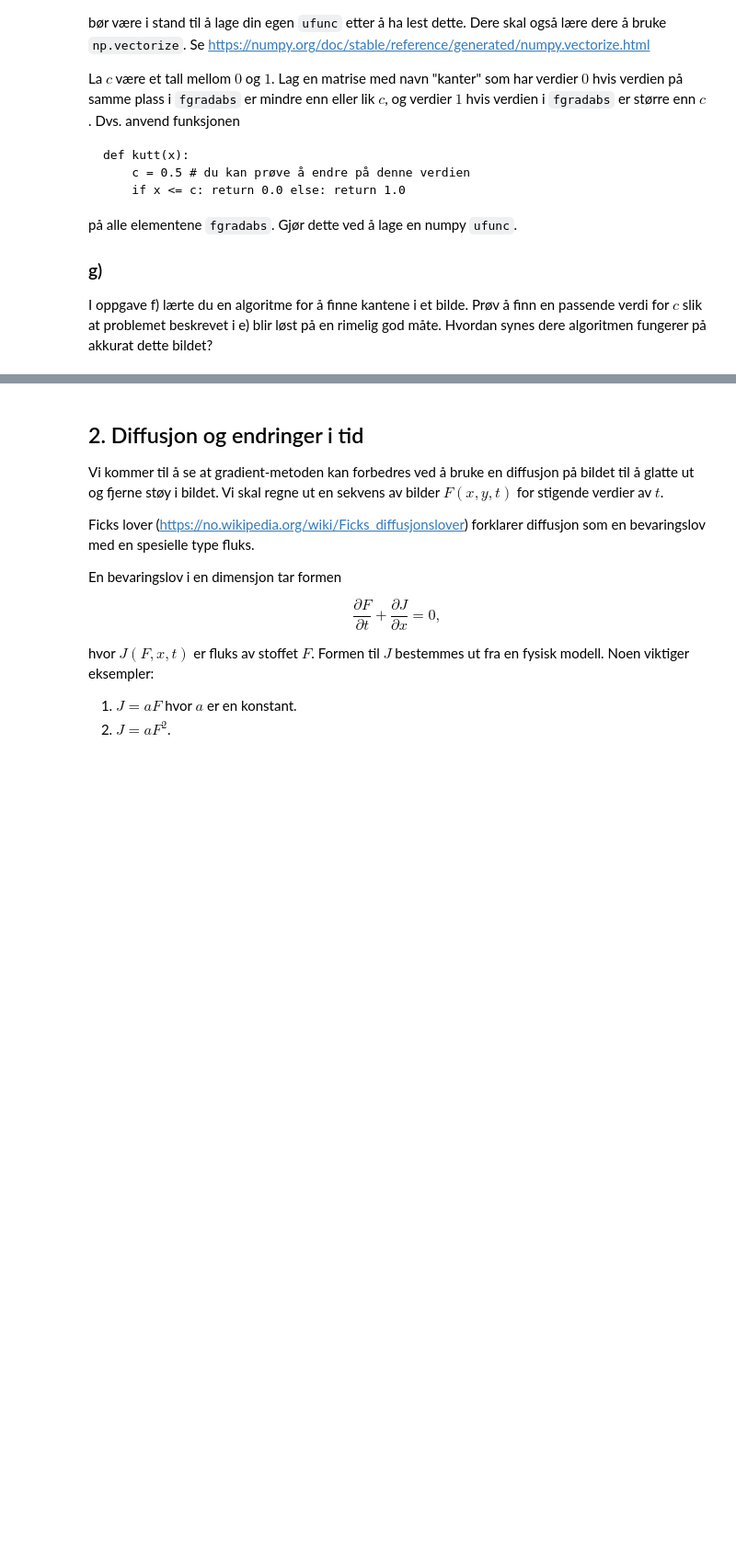
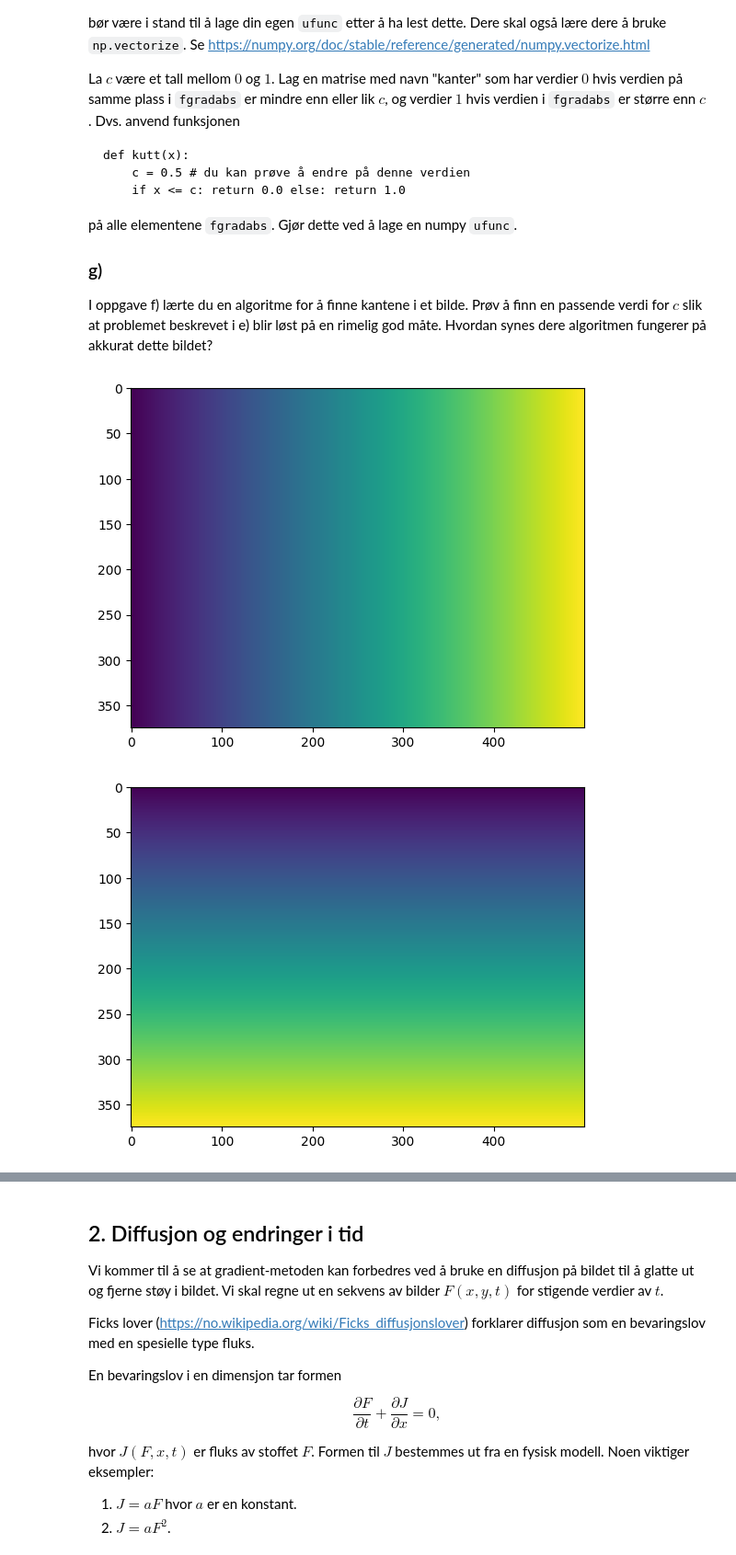
Before and after one commit to AugOks/Gruppe5Prosjekt, a Jupyter notebook: D_data.ipynb, the cells around one changed output, grey strips where cells are left out. Shown: that part at 92% size. Drawn from its saved outputs; the diff is of its cells as text; code cells hidden in the pictures; blank space fills up the shorter version.

Commit message:
finished Task 1 A/B/C/D/E/F/G

```diff
--- a/D_data.ipynb
+++ b/D_data.ipynb
@@ -82,0 +108,78 @@ blir løst på en rimelig god måte. Hvordan synes dere algoritmen fungerer på
+# %%
+# Oppgave 1
+#Defining variables and constants
+Sx = 500
+Sy = 375
+fx = np.zeros((Sy,Sx))
+fy = np.zeros((Sy,Sx))
+fgradabs = np.zeros((Sy,Sx))
+kant = np.zeros((Sy,Sx))
+
+#Defining a arbitrary smooth functions
+def f(x,y):
+    return x**2 +y**2
+#Task A/B
+#Partial derivative numerical function on x
+def f_x(x,y, Dx):
+
+    return (f(x + Dx, y) -  f(x-Dx, y)) /2*Dx
+#Partial derivative numerical function on y
+def f_y(x,y,Dy):
+    return (f(x , y + Dy) -  f(x, y-Dy)) /2*Dy
+
+for i in range(1,Sy):
+    for j in range(1,Sx):
+       fx[i,j]= f_x(j,i,1)
+       fy[i,j] = f_y(j, i, 1)
+plt.imshow(fx)
+plt.show()
+plt.imshow(fy)
+plt.show()
+#Task C
+#Finding the lenght of the gradient.
+def nablaf_x(a,b):
+     return np.sqrt(a**2 + b**2)
+
+for k in range(1, Sy):
+    for h in range(1, Sx):
+        fgradabs[k,h] = nablaf_x(fx[k,h], fy[k,h])
+
+plt.imshow(fgradabs)
+plt.show()
+
+#Task D
+#Proving that the scaled fgradabs is the same as the original.
+
+for k in range(1, Sy):
+    for h in range(1, Sx):
+        fgradabs[k,h] = fgradabs[k,h]/(np.max(fgradabs))
+plt.imshow(fgradabs)
+plt.show()
+
+#Task F
+def kutt(x):
+    c = 0.5 # du kan prøve å endre på denne verdien
+    value = 1
+    if x <= c: value = 0
+    return value
+
+#This block of code proves we know what ufuncs are and how to implement them but python is throwing Typerrors when showing the image.
+"""
+kutt = np.frompyfunc(kutt, 1 ,1)
+kant = kutt([fgradabs])
+temp = kant.astype(np.float64)
+kant = temp[-1,:,:]
+"""
+#Task F/G
+image = mg[:,:,-1] #mg has 3
+for k in range(1, Sy):
+    for h in range(1, Sx):
+        kant[k,h] = kutt(image[k,h])
+        fgradabs[k,h] = kutt(fgradabs[k,h])
+
+print(kant)
+plt.imshow(kant)
+plt.show()
+# %% [output]
+[figure, added]
+[figure, added]
```
Also changed, not shown: parts of 4 cells of this notebook.
